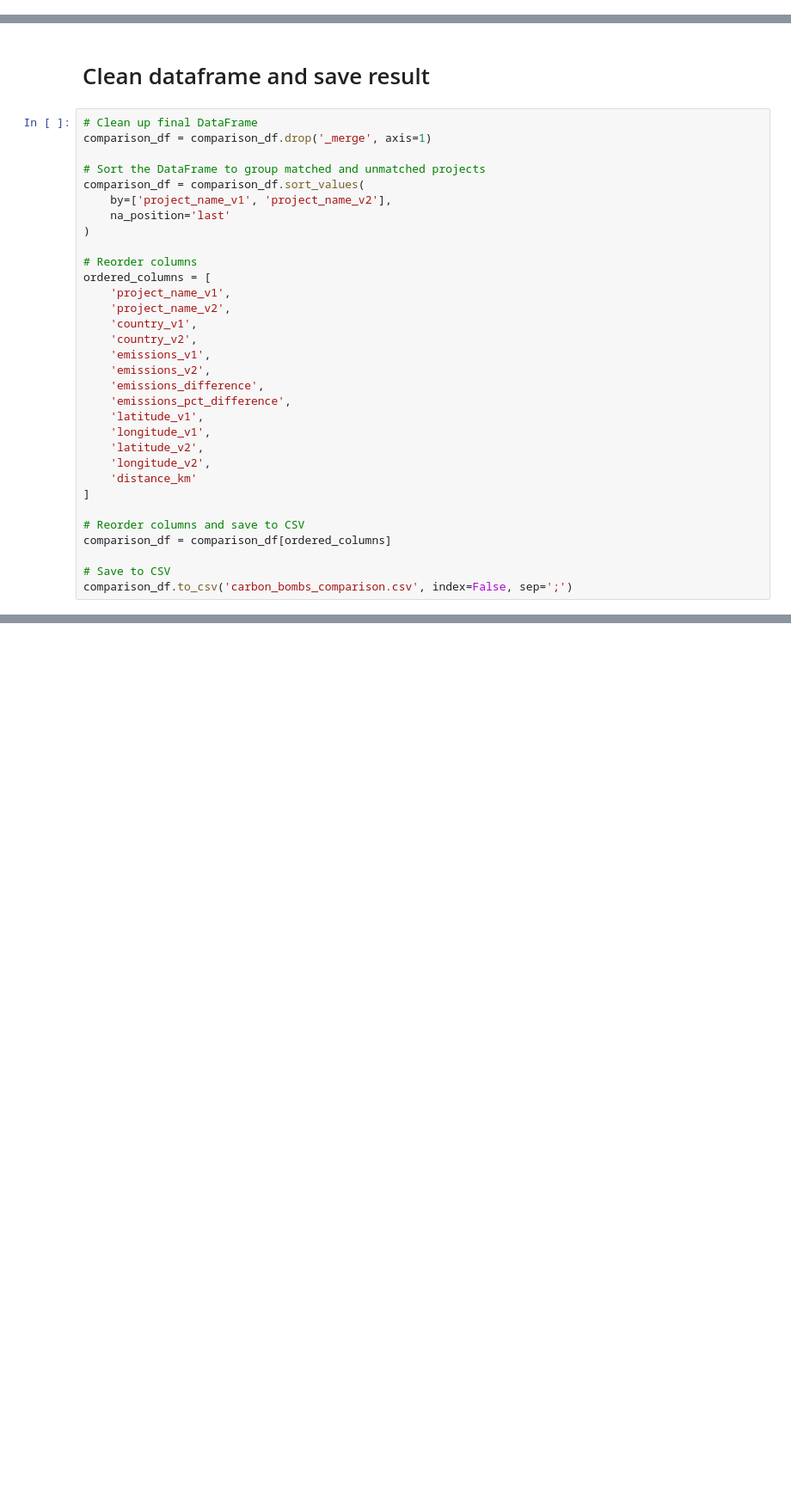
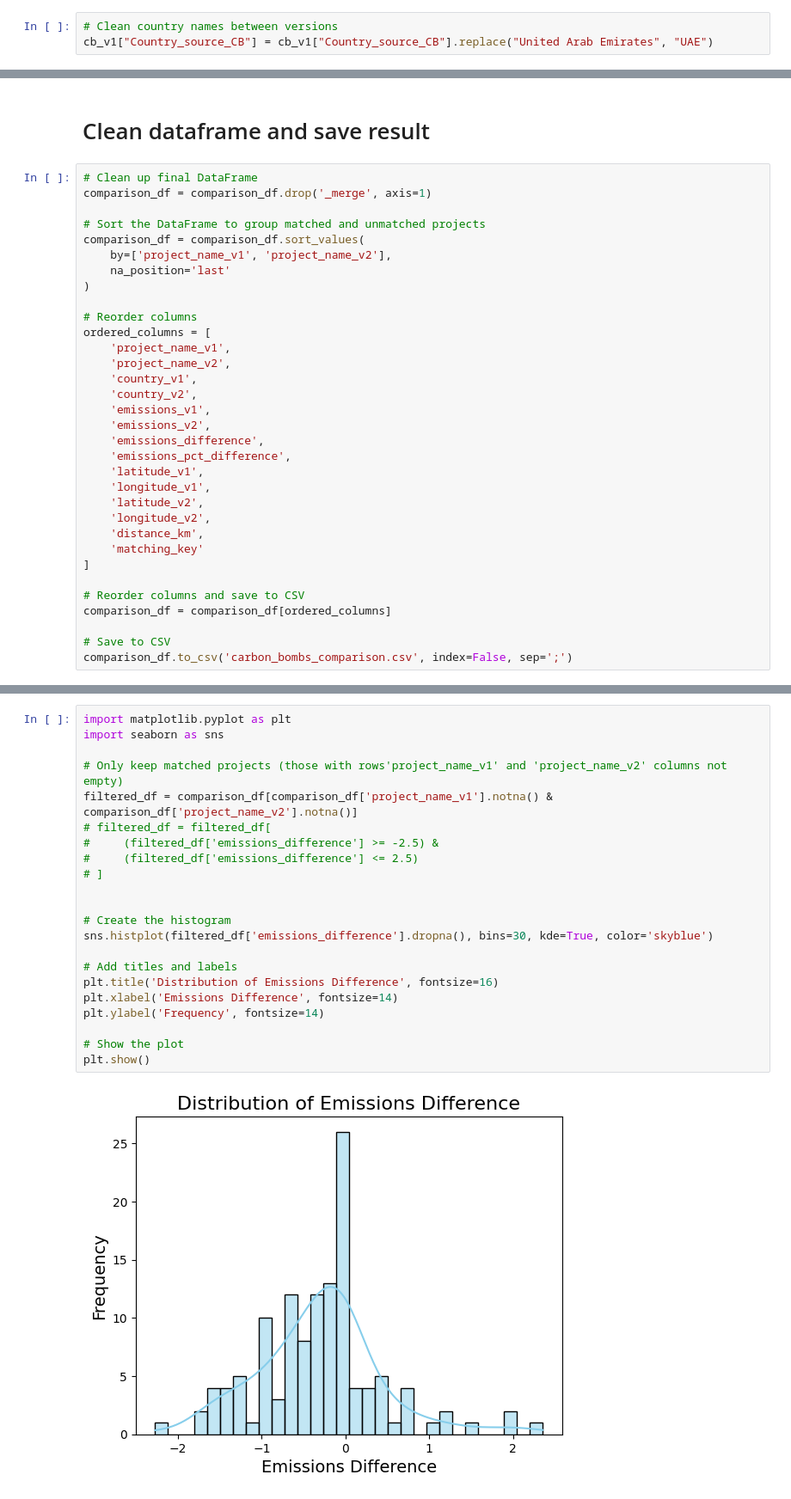
Before and after one commit to dataforgoodfr/CarbonBombs, a Jupyter notebook: nb/compare_carbon_bombs_version.ipynb, the cells around one changed output, grey strips where cells are left out. Shown at 86% size. Drawn from its saved outputs; the diff is of its cells as text; blank space fills up the shorter version.

Commit message:
✨ Update on comparison between v1 and v2

```diff
--- a/nb/compare_carbon_bombs_version.ipynb
+++ b/nb/compare_carbon_bombs_version.ipynb
@@ -15,2 +17,5 @@ cb_v1 = cb_v1.loc[cb_v1.Fuel_type_source_CB == 'Oil&Gas']
+# %%
+# Clean country names between versions
+cb_v1["Country_source_CB"] = cb_v1["Country_source_CB"].replace("United Arab Emirates", "UAE")
 # %% [markdown]
 # Define manual matching
@@ -241,7 +284,8 @@ ordered_columns = [
     'longitude_v1',
     'latitude_v2',
     'longitude_v2',
-    'distance_km'
+    'distance_km',
+    'matching_key'
 ]
 
 # Reorder columns and save to CSV
@@ -251,0 +298,24 @@ comparison_df.to_csv('carbon_bombs_comparison.csv', index=False, sep=';')
+# %%
+import matplotlib.pyplot as plt
+import seaborn as sns
+
+# Only keep matched projects (those with rows'project_name_v1' and 'project_name_v2' columns not empty)
+filtered_df = comparison_df[comparison_df['project_name_v1'].notna() & comparison_df['project_name_v2'].notna()]
+# filtered_df = filtered_df[
+#     (filtered_df['emissions_difference'] >= -2.5) &
+#     (filtered_df['emissions_difference'] <= 2.5)
+# ]
+
+
+# Create the histogram
+sns.histplot(filtered_df['emissions_difference'].dropna(), bins=30, kde=True, color='skyblue')
+
+# Add titles and labels
+plt.title('Distribution of Emissions Difference', fontsize=16)
+plt.xlabel('Emissions Difference', fontsize=14)
+plt.ylabel('Frequency', fontsize=14)
+
+# Show the plot
+plt.show()
+# %% [output]
+[figure, added]
```
Also changed, not shown: parts of 7 cells of this notebook, 1 other file.
